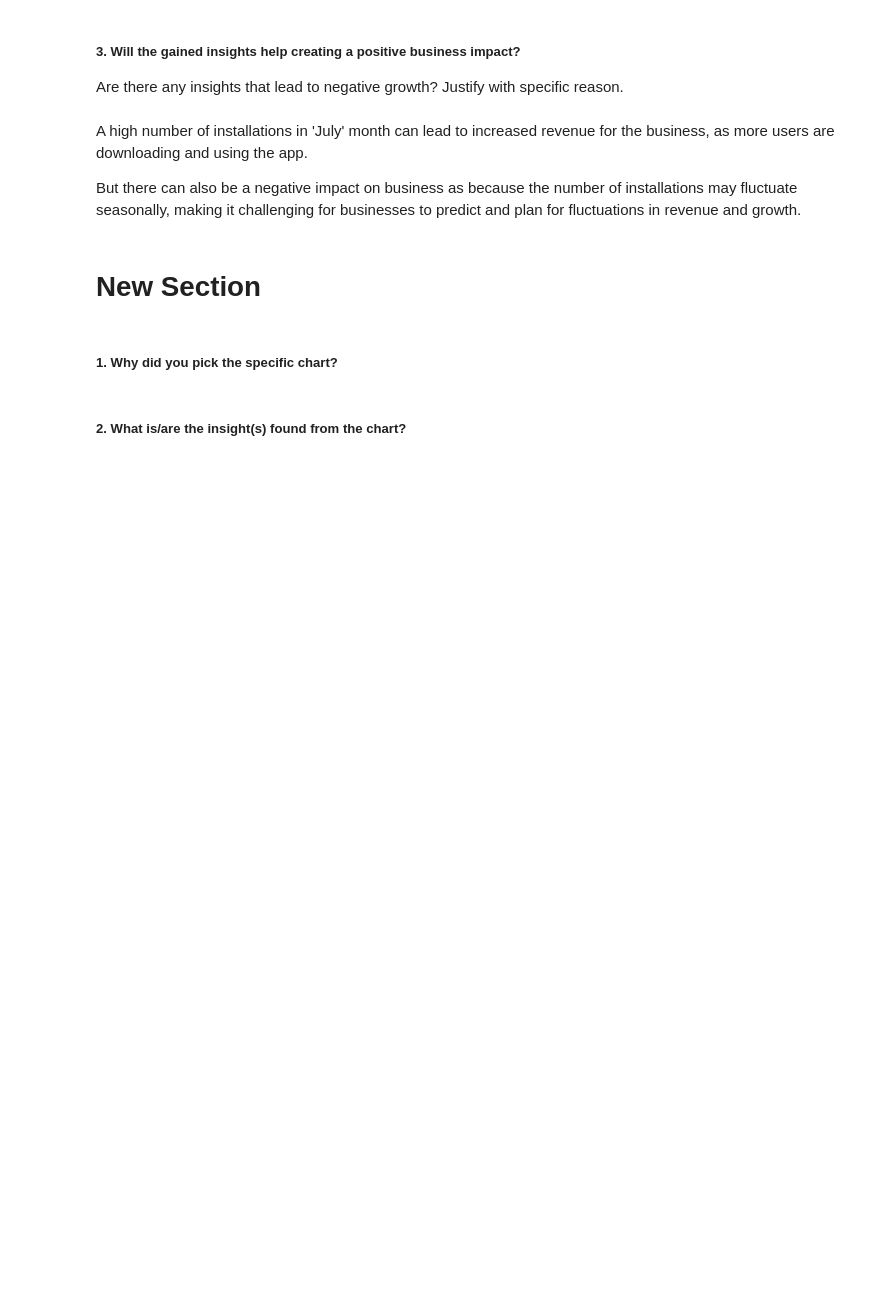
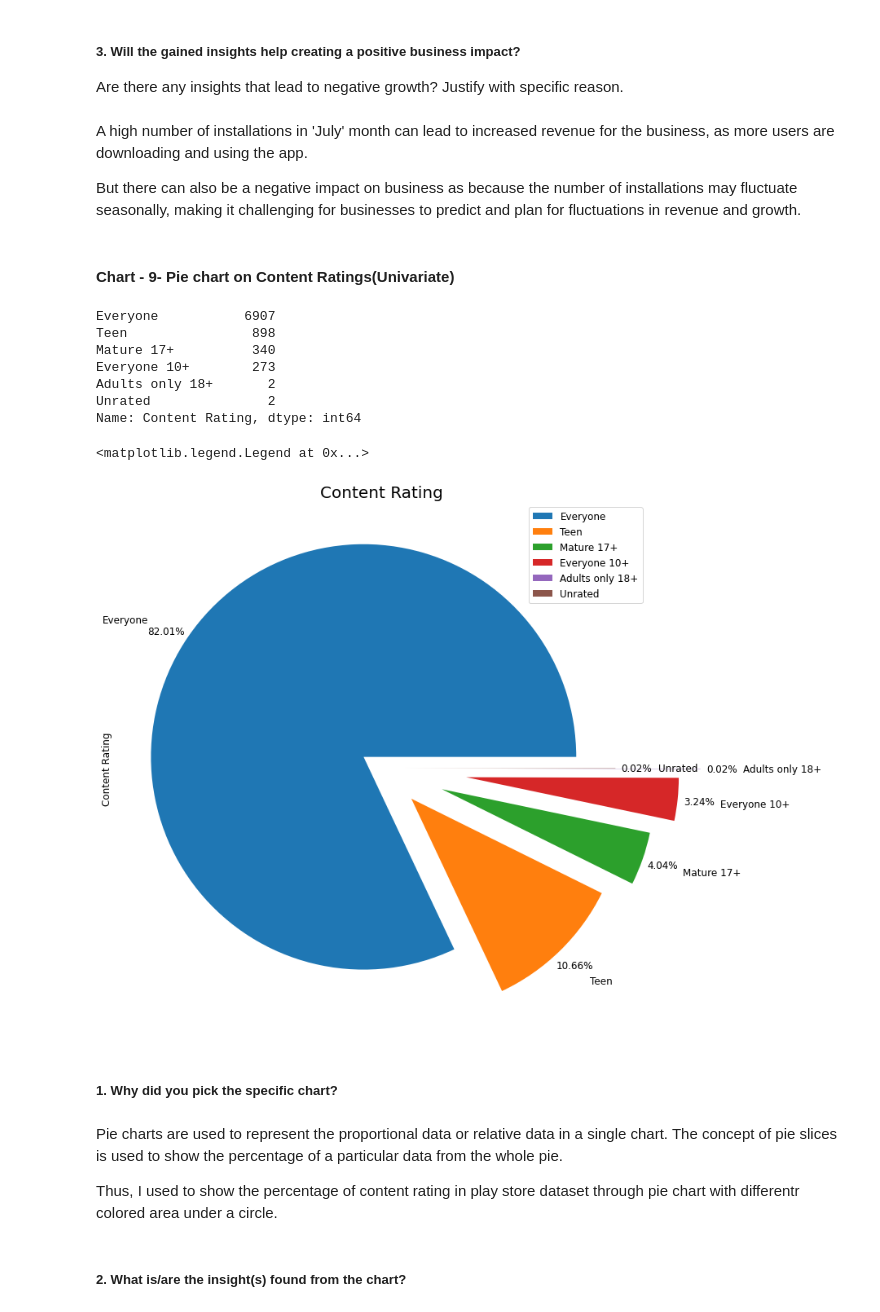
Before and after one commit to MohammadSarim/Capstone-Project-1-Play-Store-App-Review-Analysis, a Jupyter notebook: Capstone_Project_EDA_(PlayStore_App_Review_Analysis).ipynb, the cells around one changed output. Drawn from its saved outputs; the diff is of its cells as text; code cells hidden in the pictures; blank space fills up the shorter version.

Commit message:
Adding plot

```diff
--- a/Capstone_Project_EDA_(PlayStore_App_Review_Analysis).ipynb
+++ b/Capstone_Project_EDA_(PlayStore_App_Review_Analysis).ipynb
@@ -1707,9 +1708,32 @@ Are there any insights that lead to negative growth? Justify with specific reaso
 A high number of installations in 'July' month can lead to increased revenue for the business, as more users are downloading and using the app.
 
 But there can also be a negative impact on business as because the number of installations may fluctuate seasonally, making it challenging for businesses to predict and plan for fluctuations in revenue and growth.
-# %% [markdown]
-# New Section
+# %% [markdown]
+#### Chart - 9- Pie chart on Content Ratings(Univariate)
+# %%
+# Chart - 9 visualization code
+print(content_rating)
+print(" ")
+
+plt.figure(figsize=(12,12))
+content_rating.plot(kind='pie', explode= (0.1,0.2,0.3,0.4,0.5,0.1), autopct='%.2f%%', pctdistance=1.1, labeldistance=1.2)
+plt.title('Content Rating',size=20,loc='center')
+plt.legend()
+# %% [output]
+Everyone           6907
+Teen                898
+Mature 17+          340
+Everyone 10+        273
+Adults only 18+       2
+Unrated               2
+Name: Content Rating, dtype: int64
+<matplotlib.legend.Legend at 0x...>
+[figure, added]
 # %% [markdown]
 ##### 1. Why did you pick the specific chart?
+# %% [markdown]
+Pie charts are used to represent the proportional data or relative data in a single chart. The concept of pie slices is used to show the percentage of a particular data from the whole pie.
+
+Thus, I used to show the percentage of content rating in play store dataset through pie chart with differentr colored area under a circle.
 # %% [markdown]
 ##### 2. What is/are the insight(s) found from the chart?
```
Also changed, not shown: parts of 82 cells of this notebook.
